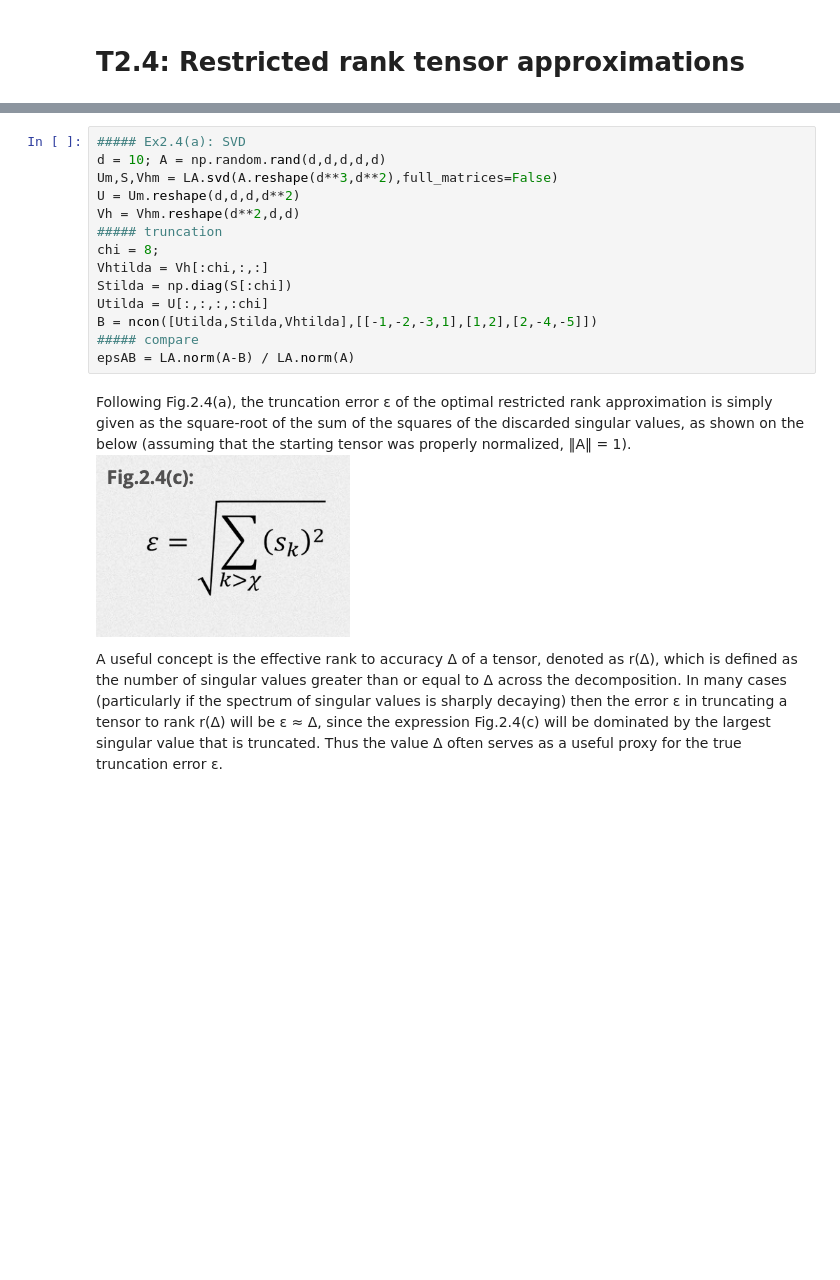
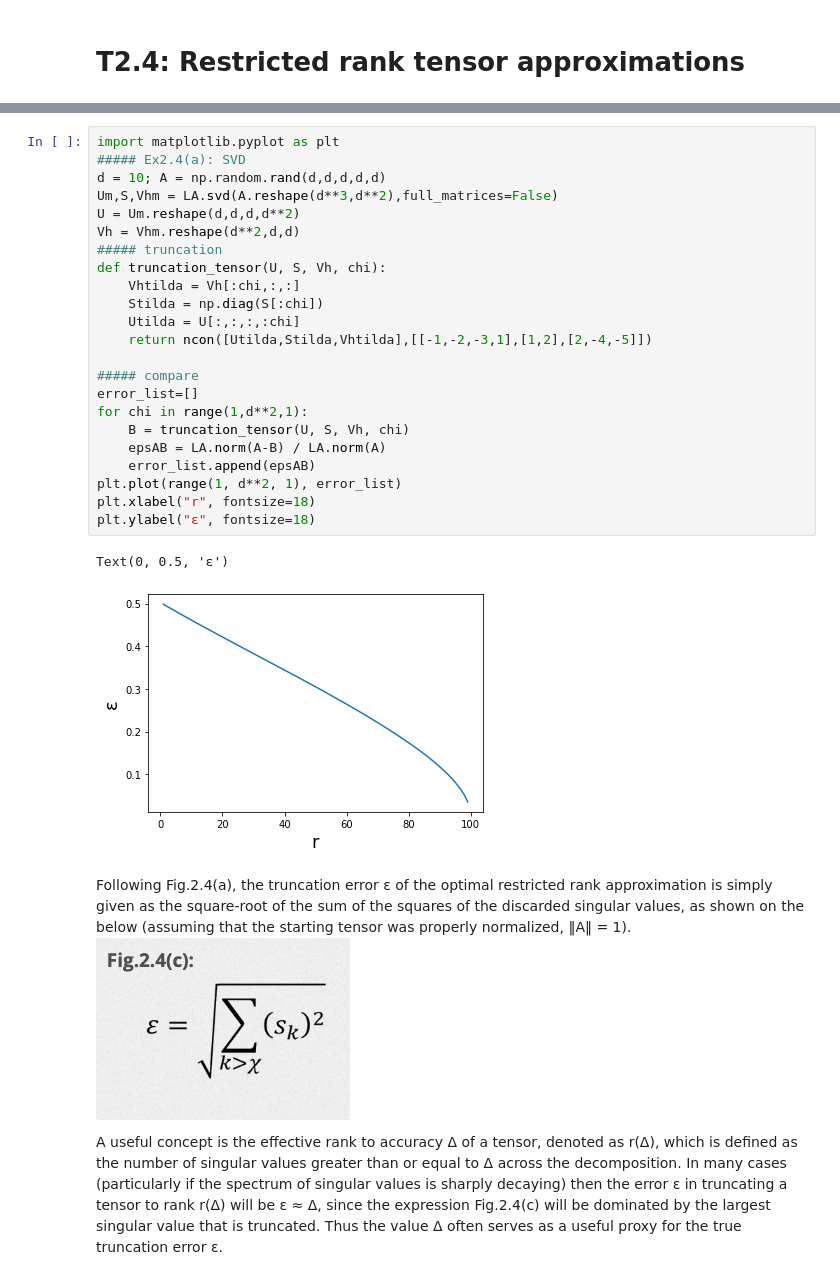
Before and after one commit to dartsushi/Study_mps_evenbly, a Jupyter notebook: Tutorial_2_Tensor Decompositions.ipynb, the cells around one changed output, grey strips where cells are left out. Saved outputs shown, nothing was run; the diff lists cells and outputs as text; blank space fills up the shorter version.

```diff
--- a/Tutorial_2_Tensor Decompositions.ipynb
+++ b/Tutorial_2_Tensor Decompositions.ipynb
@@ -163,18 +242,30 @@ A useful application of the singular value decomposition is that it allows one t
 ![image.png](attachment:image.png)
 # %%
+import matplotlib.pyplot as plt
 ##### Ex2.4(a): SVD
 d = 10; A = np.random.rand(d,d,d,d,d)
 Um,S,Vhm = LA.svd(A.reshape(d**3,d**2),full_matrices=False)
 U = Um.reshape(d,d,d,d**2)
 Vh = Vhm.reshape(d**2,d,d)
 ##### truncation
-chi = 8;
-Vhtilda = Vh[:chi,:,:]
-Stilda = np.diag(S[:chi])
-Utilda = U[:,:,:,:chi]
-B = ncon([Utilda,Stilda,Vhtilda],[[-1,-2,-3,1],[1,2],[2,-4,-5]])
+def truncation_tensor(U, S, Vh, chi):
+    Vhtilda = Vh[:chi,:,:]
+    Stilda = np.diag(S[:chi])
+    Utilda = U[:,:,:,:chi]
+    return ncon([Utilda,Stilda,Vhtilda],[[-1,-2,-3,1],[1,2],[2,-4,-5]])
+
 ##### compare
-epsAB = LA.norm(A-B) / LA.norm(A)
+error_list=[]
+for chi in range(1,d**2,1):
+    B = truncation_tensor(U, S, Vh, chi)
+    epsAB = LA.norm(A-B) / LA.norm(A)
+    error_list.append(epsAB)
+plt.plot(range(1, d**2, 1), error_list)
+plt.xlabel("r", fontsize=18)
+plt.ylabel("ε", fontsize=18)
+# %% [output]
+Text(0, 0.5, 'ε')
+[figure, added]
 # %% [markdown]
 
 Following Fig.2.4(a), the truncation error ε of the optimal restricted rank approximation is simply given as the square-root of the sum of the squares of the discarded singular values, as shown on the below (assuming that the starting tensor was properly normalized, ‖A‖ = 1).
```
Also changed, not shown: parts of 15 cells of this notebook, 1 other file.
